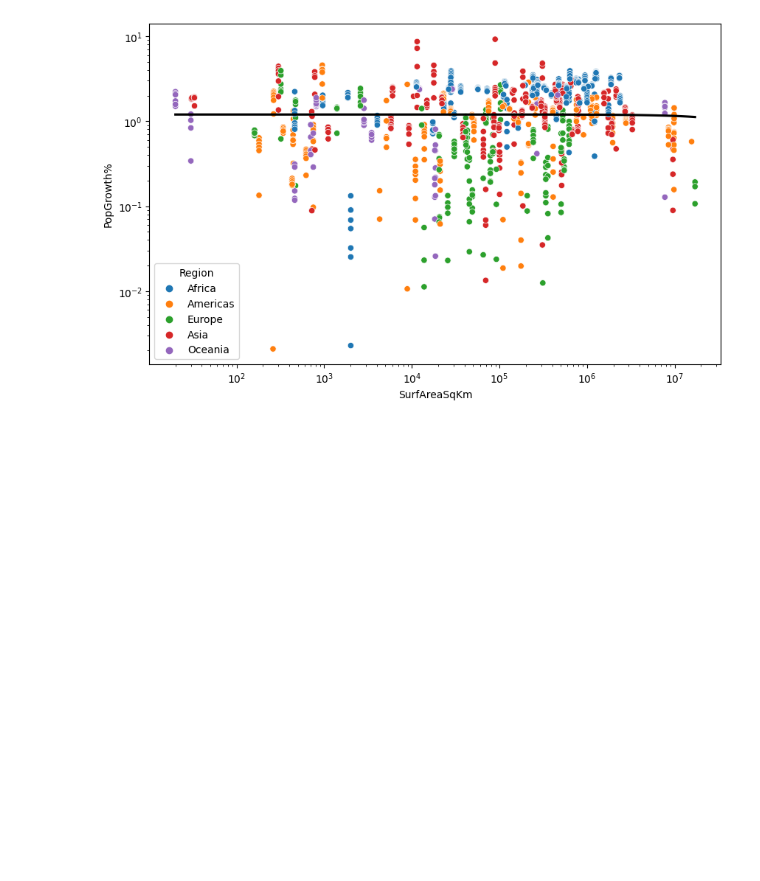
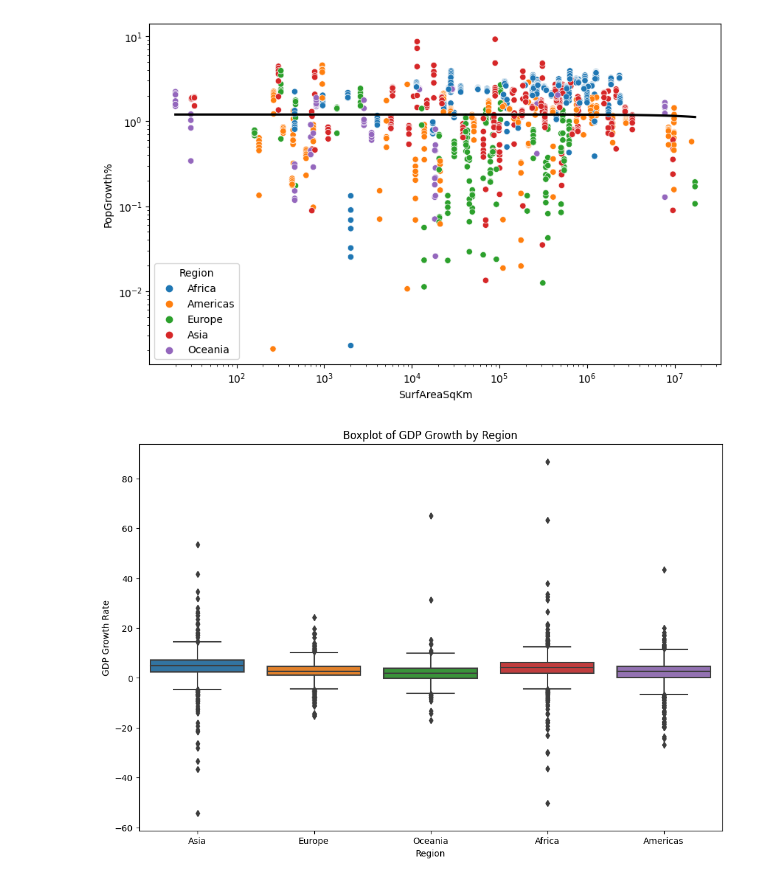
Before and after one commit to csmotherman/CSC202-Final, a Jupyter notebook: Ideas.ipynb, the cells around one changed output. Saved outputs shown, nothing was run; the diff lists cells and outputs as text; code cells hidden in the pictures; blank space fills up the shorter version.

```diff
--- a/Ideas.ipynb
+++ b/Ideas.ipynb
@@ -84,3 +85,12 @@ sns.regplot(x="SurfAreaSqKm", y="PopGrowth%", data=Year2_df, scatter=False, ci=N
 plt.xscale('log')
 # %% [output]
 [figure]
+# %%
+plt.figure(figsize=(12, 8))
+sns.boxplot(x='Region', y='GDPGrowth%', data=df)
+plt.title('Boxplot of GDP Growth by Region')
+plt.xlabel('Region')
+plt.ylabel('GDP Growth Rate')
+plt.show()
+# %% [output]
+[figure, added]
```
Also changed, not shown: parts of 2 cells of this notebook.
